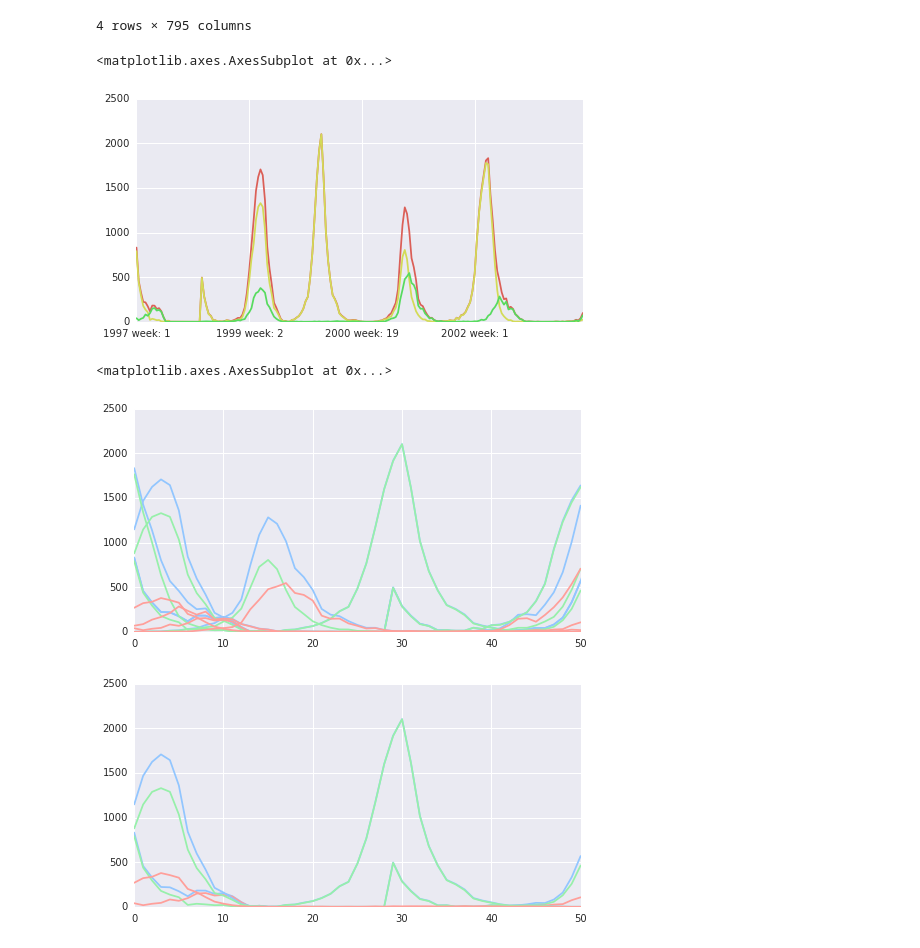
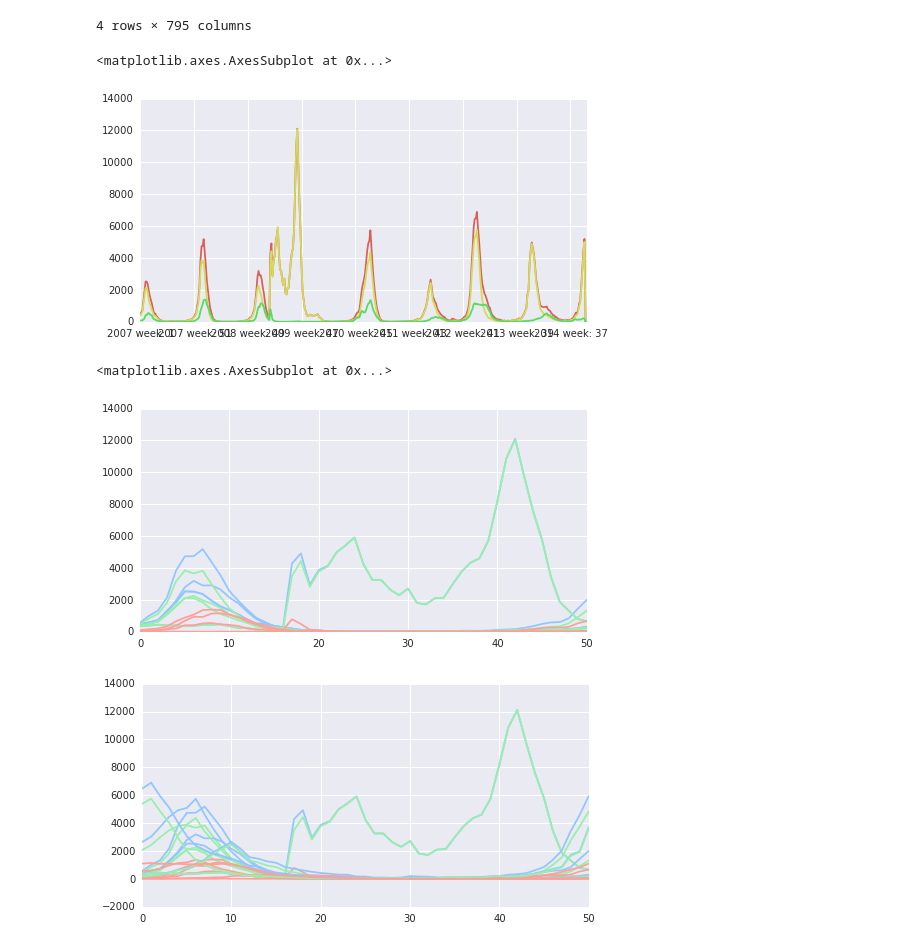
Before and after one commit to mstreit/PoV-time, a Jupyter notebook: PoV-time.ipynb, the cells around one changed output. Cells and saved outputs as stored; diff of their text form; code cells hidden in the pictures.

Commit message:
worked on plots

```diff
--- a/PoV-time.ipynb
+++ b/PoV-time.ipynb
@@ -10,4 +10,4 @@ import matplotlib.pyplot as plt
 import seaborn as sns
 sns.set(palette="Set2")
 # %%
-data = pd.read_table("data/influenza_usa_totalAvsB_52weeks_2007.tsv", "\t")
+data = pd.read_table("data/influenza_usa_totalAvsB_52weeks_since2007.tsv", "\t")
@@ -25,12 +23,12 @@ data
 # %%
 plt.figure()
 #data.iloc[0,1:].plot()
-data.iloc[1,1:200].plot()
-data.iloc[2,1:200].plot()
-data.iloc[3,1:200].plot()
+data.iloc[1,1:].plot()
+data.iloc[2,1:].plot()
+data.iloc[3,1:].plot()
 # %% [output]
 <matplotlib.axes.AxesSubplot at 0x...>
-[figure, old version]
+[figure, new version]
 # %%
 mpl.rc("figure", figsize=(8, 4))
 c1, c2, c3 = sns.color_palette("pastel", 3)
@@ -54,15 +52,15 @@ sns.tsplot(data.iloc[3,105:156], color=c3)
 sns.tsplot(data.iloc[3,157:208], color=c3)
 # %% [output]
 <matplotlib.axes.AxesSubplot at 0x...>
-[figure, old version]
+[figure, new version]
 # %%
 c1, c2, c3 = sns.color_palette("pastel", 3)
 offset = 0
 weeks_a_year = 52
 
-for x in range(0, 2):
+for x in range(0, 7):
     sns.tsplot(data.iloc[1,1 + weeks_a_year*x + offset : weeks_a_year*(x+1) + offset], color=c1)
     sns.tsplot(data.iloc[2,1 + weeks_a_year*x + offset : weeks_a_year*(x+1) + offset], color=c2)
     sns.tsplot(data.iloc[3,1 + weeks_a_year*x + offset : weeks_a_year*(x+1) + offset], color=c3)
 # %% [output]
-[figure, old version]
+[figure, new version]
```
Also changed, not shown: parts of 1 cell of this notebook.
